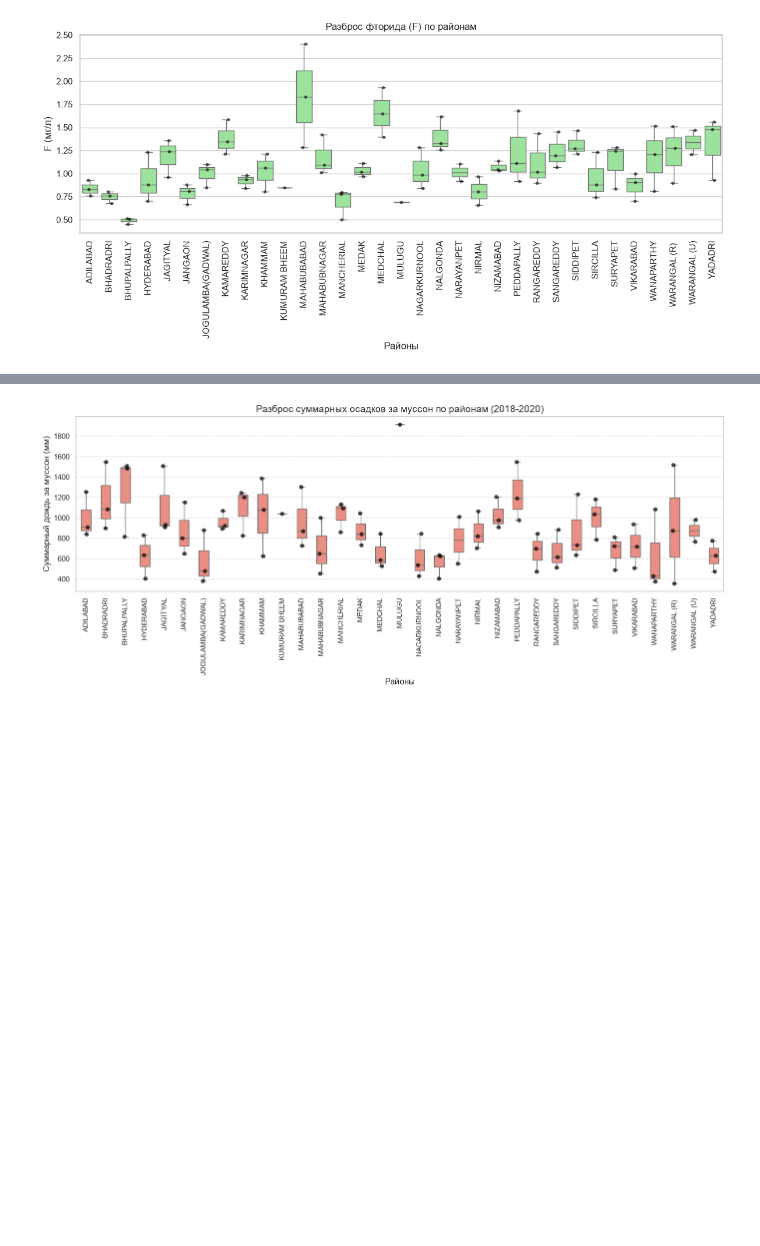
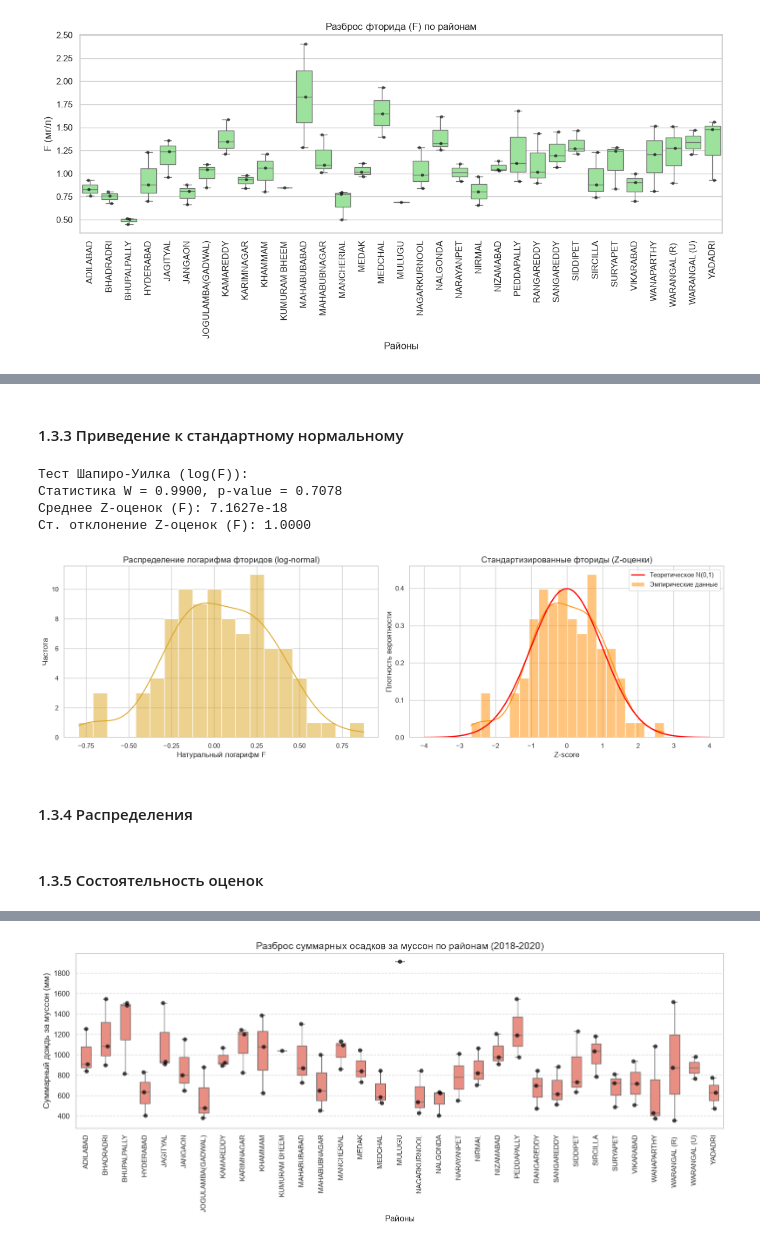
Before and after one commit to dasha1154/lab.stat, a Jupyter notebook: labwork.ipynb, the cells around one changed output, grey strips where cells are left out. Cells and saved outputs as stored; diff of their text form; code cells hidden in the pictures; blank space fills up the shorter version.

```diff
--- a/labwork.ipynb
+++ b/labwork.ipynb
@@ -578,0 +841,50 @@ plt.show()
+# %% [markdown]
+#### 1.3.3 Приведение к стандартному нормальному
+# %%
+import numpy as np
+import matplotlib.pyplot as plt
+import seaborn as sns
+from scipy import stats
+
+final_data['log_F'] = np.log(final_data['F'])
+z_F = (final_data['log_F'] - final_data['log_F'].mean()) / final_data['log_F'].std()
+
+stat_log_F, p_log_F = stats.shapiro(final_data['log_F'])
+print(f"Тест Шапиро-Уилка (log(F)):")
+print(f"Статистика W = {stat_log_F:.4f}, p-value = {p_log_F:.4f}")
+print(f"Среднее Z-оценок (F): {z_F.mean():.4e}")
+print(f"Ст. отклонение Z-оценок (F): {z_F.std():.4f}")
+
+fig, axes = plt.subplots(1, 2, figsize=(16, 5))
+
+sns.histplot(final_data['log_F'], kde=True, color='goldenrod', bins=20, ax=axes[0])
+axes[0].set_title('Распределение логарифма фторидов (log-normal)', fontsize=14)
+axes[0].set_xlabel('Натуральный логарифм F', fontsize=12)
+axes[0].set_ylabel('Частота', fontsize=12)
+
+sns.histplot(z_F, kde=True, stat='density', color='darkorange', bins=20,
+             alpha=0.5, label='Эмпирические данные', ax=axes[1])
+
+xmin = min(z_F.min(), -4)
+xmax = max(z_F.max(), 4)
+x = np.linspace(xmin, xmax, 200)
+p = stats.norm.pdf(x, 0, 1)
+axes[1].plot(x, p, linewidth=2, color='red', label='Теоретическое N(0,1)')
+
+axes[1].set_title('Стандартизированные фториды (Z-оценки)', fontsize=14)
+axes[1].set_xlabel('Z-score', fontsize=12)
+axes[1].set_ylabel('Плотность вероятности', fontsize=12)
+axes[1].legend()
+
+plt.tight_layout()
+plt.show()
+# %% [output]
+Тест Шапиро-Уилка (log(F)):
+Статистика W = 0.9900, p-value = 0.7078
+Среднее Z-оценок (F): 7.1627e-18
+Ст. отклонение Z-оценок (F): 1.0000
+[figure, added]
+# %% [markdown]
+#### 1.3.4 Распределения
+# %% [markdown]
+#### 1.3.5 Состоятельность оценок
```
Also changed, not shown: parts of 57 cells of this notebook.
